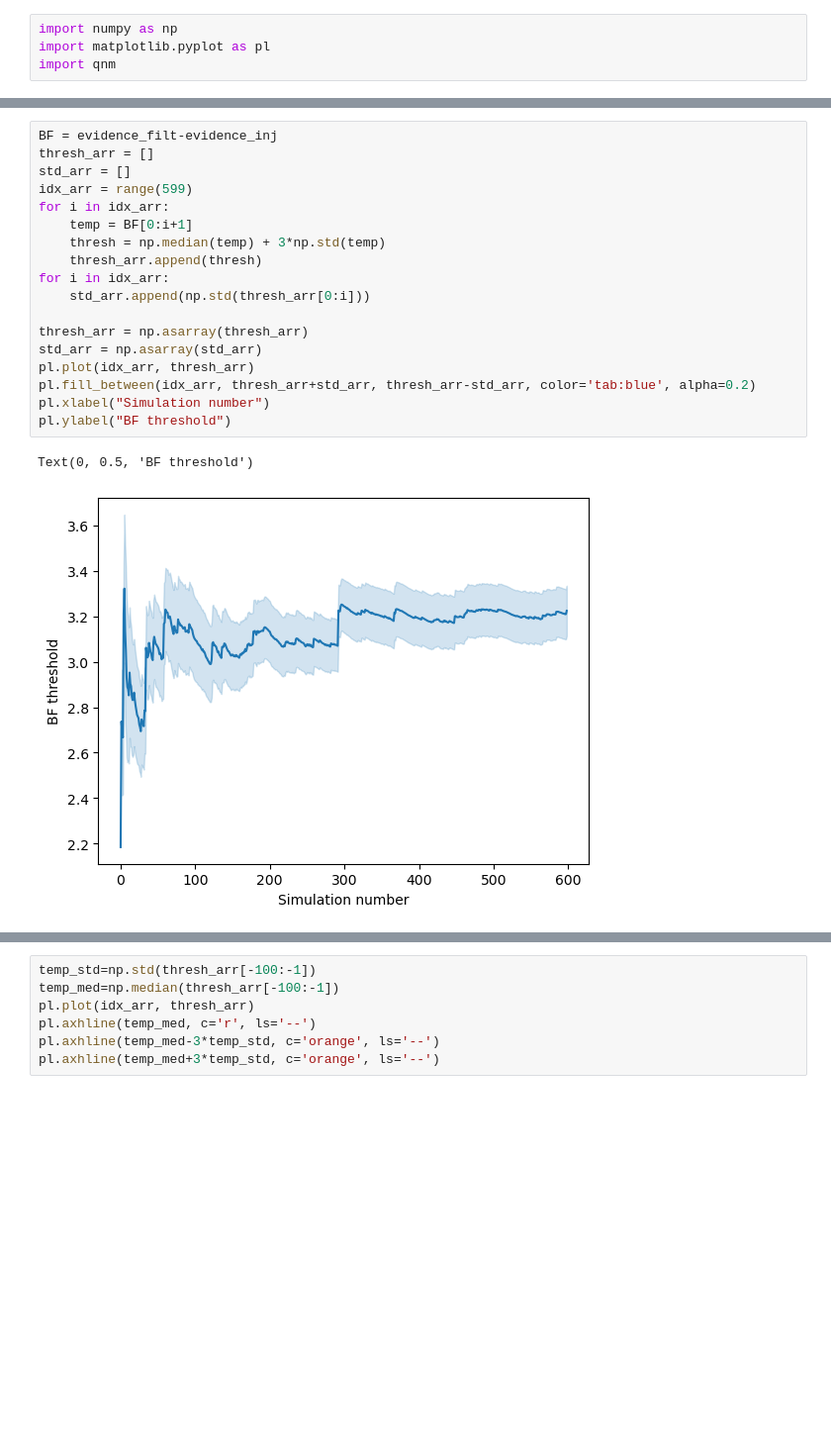
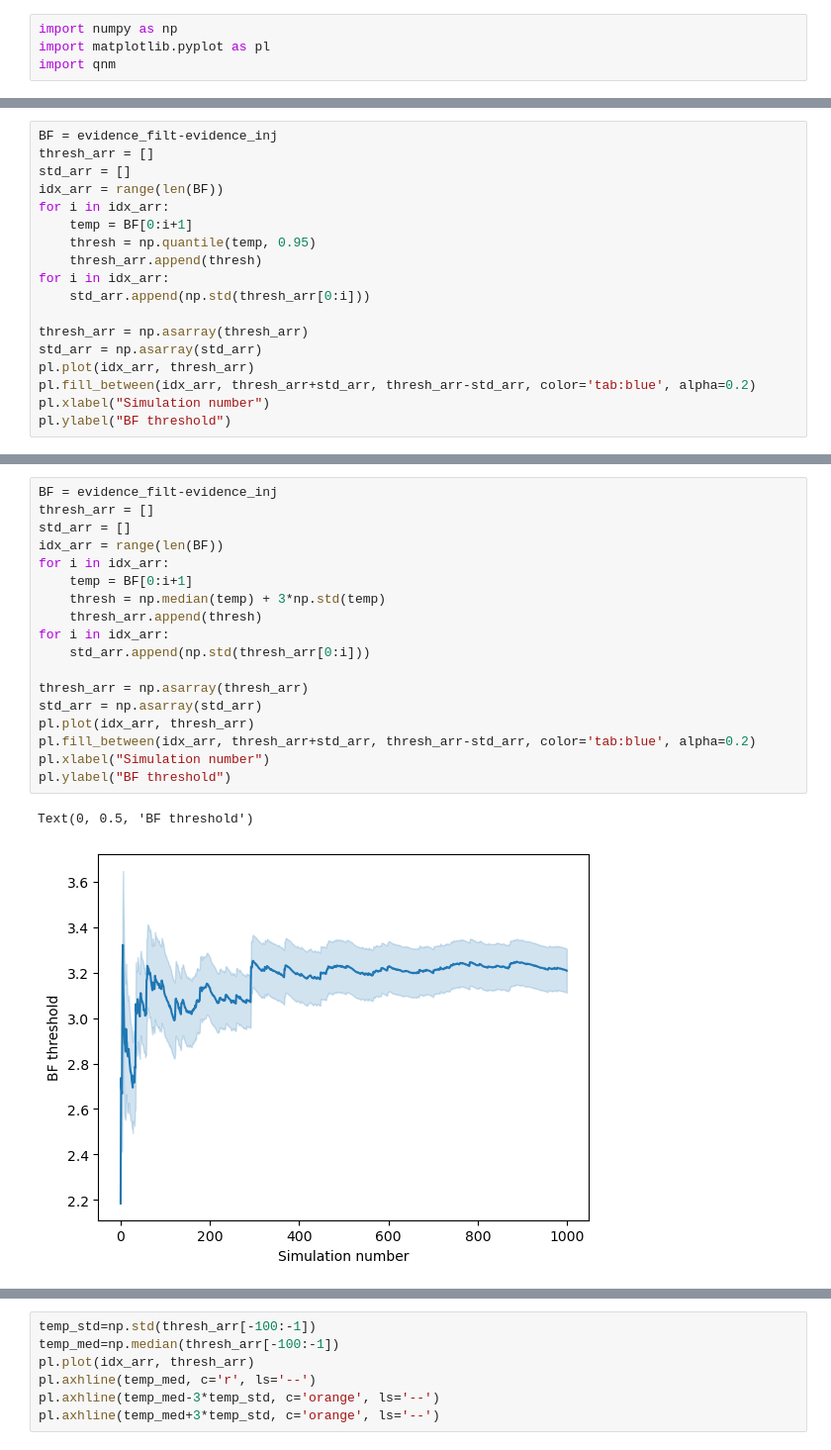
Before and after one commit to Lu-Neil/qnm_filter, a Jupyter notebook: code_demo/overfiltering_thresholds/O4_design/simulation_number.ipynb, the cells around one changed output, grey strips where cells are left out. Shown at 99% size. Drawn from its saved outputs; the diff is of its cells as text; blank space fills up the shorter version.

Commit message:
threshold

```diff
--- a/code_demo/overfiltering_thresholds/O4_design/simulation_number.ipynb
+++ b/code_demo/overfiltering_thresholds/O4_design/simulation_number.ipynb
@@ -16,0 +22,18 @@ print(thresh)
+# %%
+BF = evidence_filt-evidence_inj
+thresh_arr = []
+std_arr = []
+idx_arr = range(len(BF))
+for i in idx_arr:
+    temp = BF[0:i+1]
+    thresh = np.quantile(temp, 0.95)
+    thresh_arr.append(thresh)
+for i in idx_arr:
+    std_arr.append(np.std(thresh_arr[0:i]))
+
+thresh_arr = np.asarray(thresh_arr)
+std_arr = np.asarray(std_arr)
+pl.plot(idx_arr, thresh_arr)
+pl.fill_between(idx_arr, thresh_arr+std_arr, thresh_arr-std_arr, color='tab:blue', alpha=0.2)
+pl.xlabel("Simulation number")
+pl.ylabel("BF threshold")
@@ -17,24 +43,24 @@ print(thresh)
 # %%
 BF = evidence_filt-evidence_inj
 thresh_arr = []
 std_arr = []
-idx_arr = range(599)
+idx_arr = range(len(BF))
 for i in idx_arr:
     temp = BF[0:i+1]
     thresh = np.median(temp) + 3*np.std(temp)
     thresh_arr.append(thresh)
 for i in idx_arr:
     std_arr.append(np.std(thresh_arr[0:i]))
 
 thresh_arr = np.asarray(thresh_arr)
 std_arr = np.asarray(std_arr)
 pl.plot(idx_arr, thresh_arr)
 pl.fill_between(idx_arr, thresh_arr+std_arr, thresh_arr-std_arr, color='tab:blue', alpha=0.2)
 pl.xlabel("Simulation number")
 pl.ylabel("BF threshold")
 # %% [output]
 Text(0, 0.5, 'BF threshold')
-[figure, old version]
+[figure, new version]
 # %%
 np.random.shuffle(BF)
 thresh_arr = []
```
Also changed, not shown: parts of 4 cells of this notebook, 5 other files.
